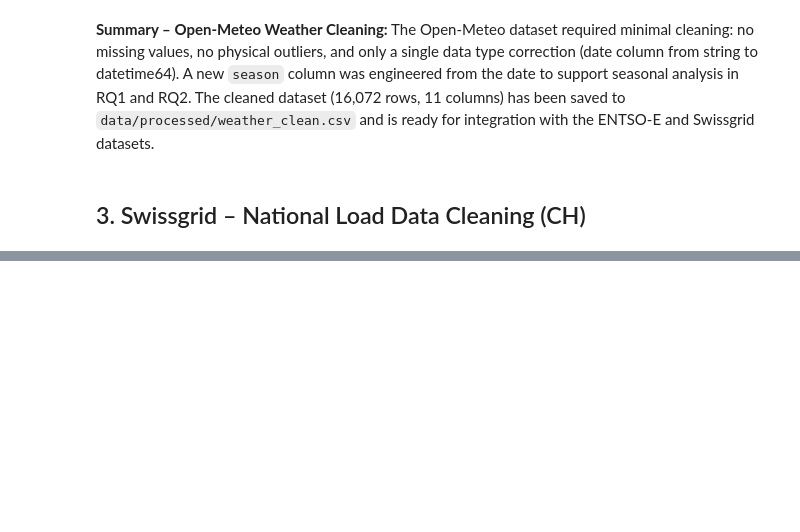
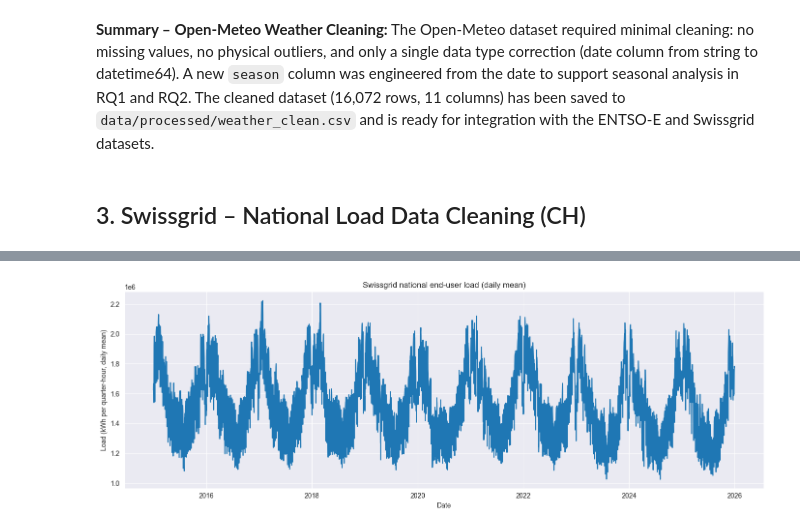
Before and after one commit to joelthedebugger/CIP_FS26_203, a Jupyter notebook: notebooks/02_data_cleaning.ipynb, the cells around one changed output, grey strips where cells are left out. Cells and saved outputs as stored; diff of their text form; code cells hidden in the pictures; blank space fills up the shorter version.

```diff
--- a/notebooks/02_data_cleaning.ipynb
+++ b/notebooks/02_data_cleaning.ipynb
@@ -416,0 +1034,21 @@ tbd Joel/Aurora
+# %%
+# 3.7 Graphical inspection
+# Create a daily mean version of the selected load variables for easier visual inspection
+
+load_cols = [
+    "load_end_users_ch_kwh",
+    "load_ti_kwh",
+    "load_bl_bs_kwh",
+    "load_sh_zh_kwh",
+    "load_ge_vd_kwh"
+]
+
+swissgrid_daily_plot = (
+    swissgrid_raw_combined
+    .assign(date=swissgrid_raw_combined["datetime"].dt.floor("D"))
+    .groupby("date")[load_cols]
+    .mean()
+    .reset_index()
+)
+
+swissgrid_daily_plot.head()
@@ -416,0 +1062,14 @@ tbd Joel/Aurora
+# %%
+# Plot national daily mean load over time
+
+import matplotlib.pyplot as plt
+
+plt.figure(figsize=(14, 5))
+plt.plot(swissgrid_daily_plot["date"], swissgrid_daily_plot["load_end_users_ch_kwh"])
+plt.title("Swissgrid national end-user load (daily mean)")
+plt.xlabel("Date")
+plt.ylabel("Load (kWh per quarter-hour, daily mean)")
+plt.tight_layout()
+plt.show()
+# %% [output]
+[figure, added]
```
Also changed, not shown: parts of 45 cells of this notebook, 3 other files.
